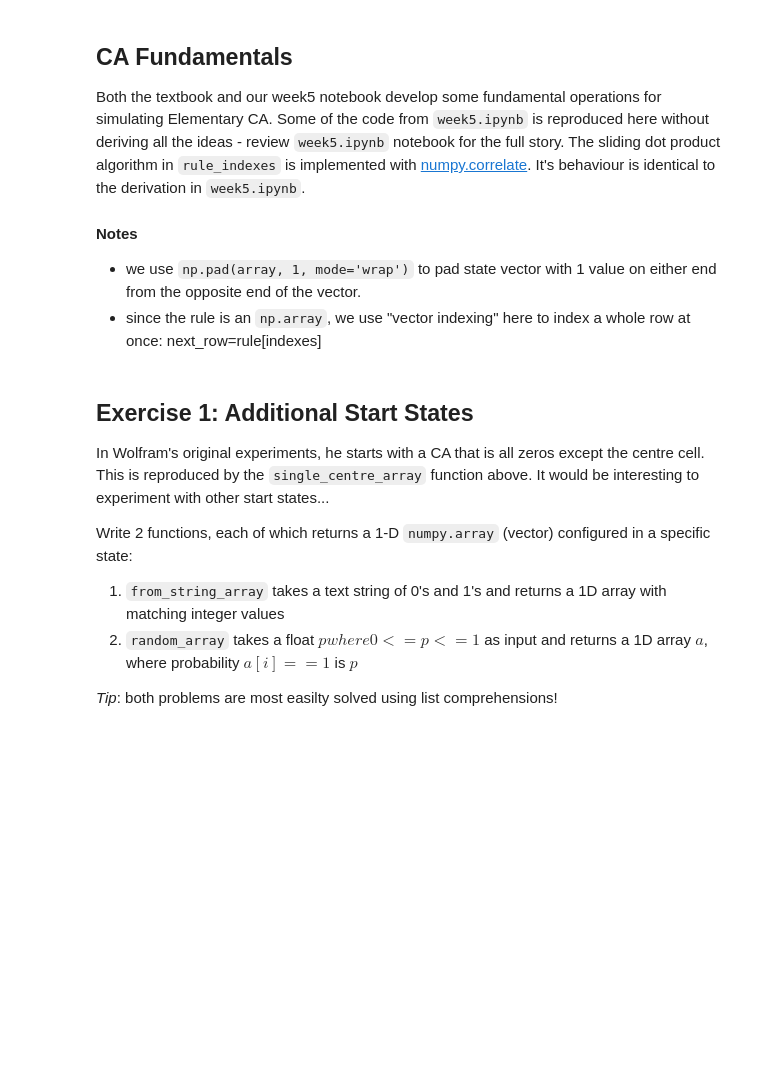
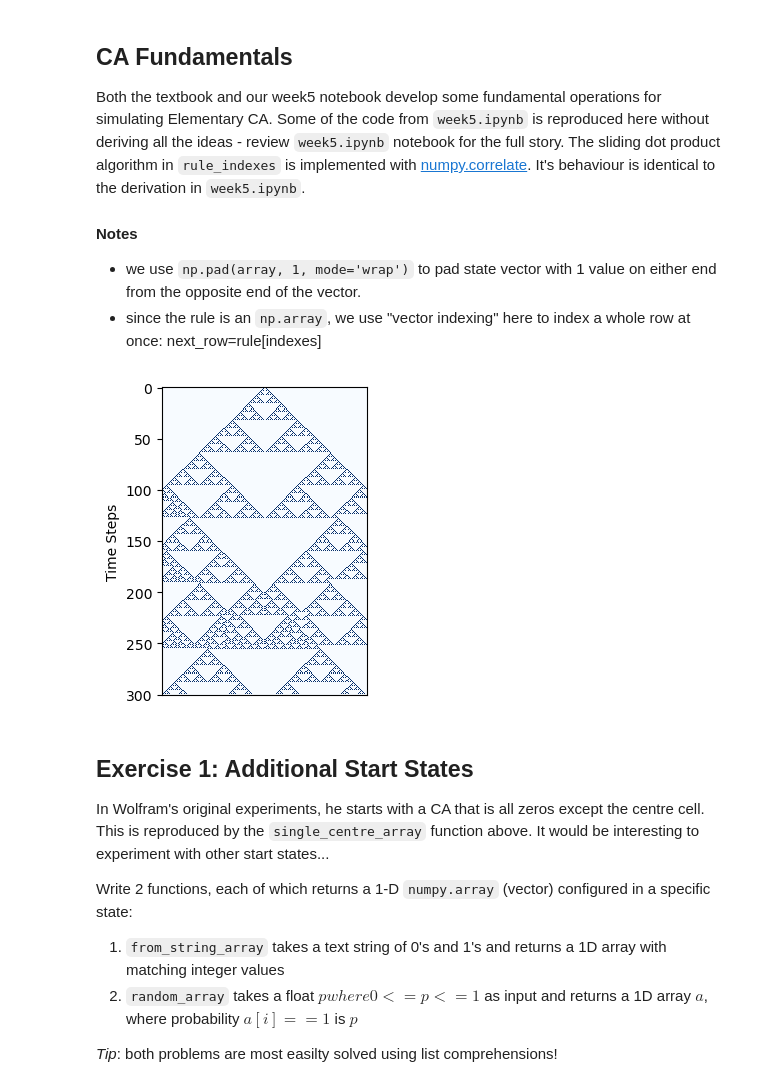
Before and after one commit to CounterCookie/cap-comp215, a Jupyter notebook: labs/lab05.ipynb, the cells around one changed output. Cells and saved outputs as stored; diff of their text form; code cells hidden in the pictures; blank space fills up the shorter version.

```diff
--- a/labs/lab05.ipynb
+++ b/labs/lab05.ipynb
@@ -69,34 +69,36 @@ assert np.all( get_lookup_table(110) == rule_110 )
 def single_centre_array(n_cells):
     """ Return a binary 1D array with given number of cells, all zeros except a single 1 in the centre cell """
     array = np.zeros(n_cells, dtype=np.uint8)
     array[n_cells//2] = 1
     return array
 
 assert np.all( single_centre_array(7) == (0,0,0,1,0,0,0) )
 
 
 def simulate_ca(n_cells, n_steps, rule):
     """ Generate a CA with given number of cells, plot progression of rule for given number of time steps """
     start_state = single_centre_array(n_cells)
     # stack up one "empty" state vector for each time step
     ca_timesteps = np.vstack([start_state, np.zeros((n_steps, len(start_state)), dtype=np.uint8)])
     for t in range(1, n_steps):
         ca_timesteps[t] = transition(ca_timesteps[t-1], rule)
     return ca_timesteps
 
 
 def plot_ca(array, title=''):
     """ Plot the 2D CA array as an image.  1's will be dark blue, 0's will be light blue. """
     plt.title(title)
     plt.xticks([])  # turn off x-axis tick marks
     plt.ylabel('Time Steps')  # label y-axis to remind us time runs from top to bottom
     plt.imshow(array, cmap='Blues', interpolation='none')
 
 
 rule_90 = get_lookup_table(90)
-ca_timesteps = simulate_ca(200, 100, rule_90)
+ca_timesteps = simulate_ca(200, 300, rule_90)
 plt.subplots(figsize=(8, 4))
 plot_ca(ca_timesteps)
+# %% [output]
+[figure, added]
 # %% [markdown]
 ## Exercise 1: Additional Start States
 In Wolfram's original experiments, he starts with a CA that is all zeros except the centre cell.
```
Also changed, not shown: parts of 11 cells of this notebook.
